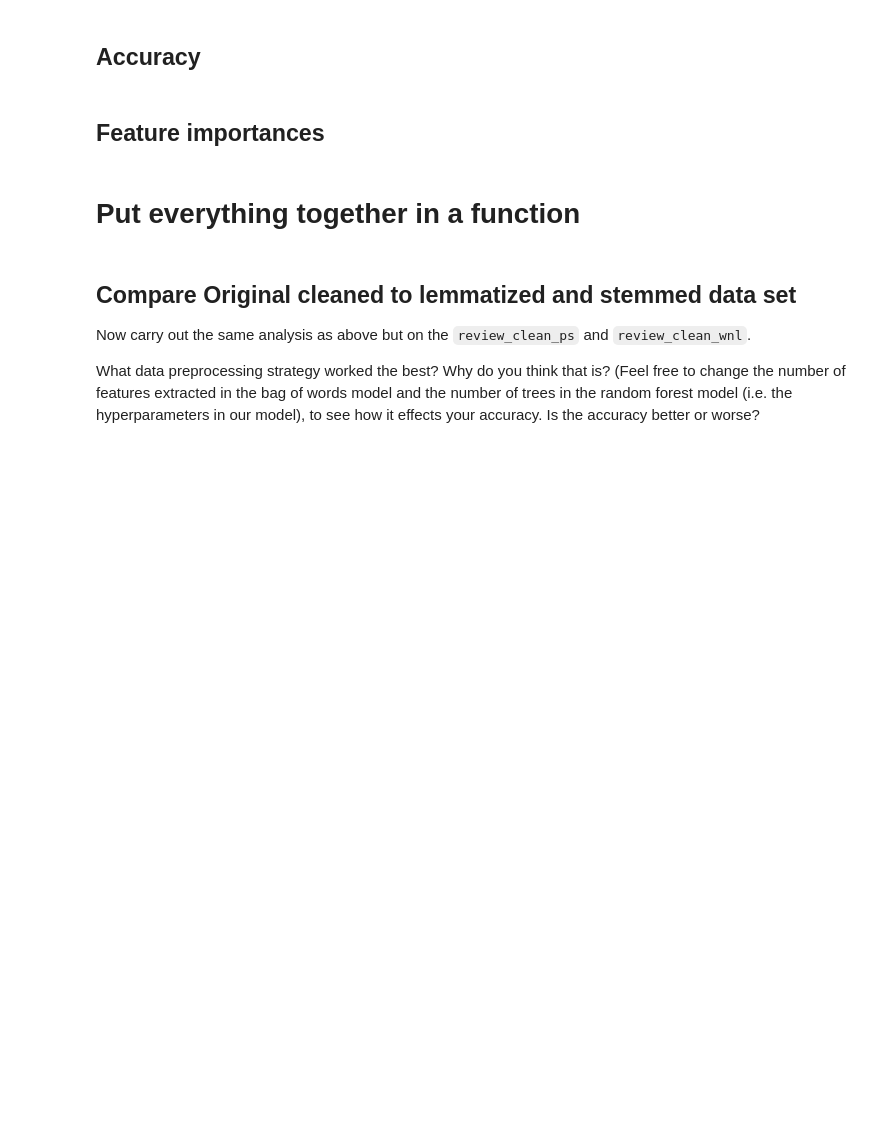
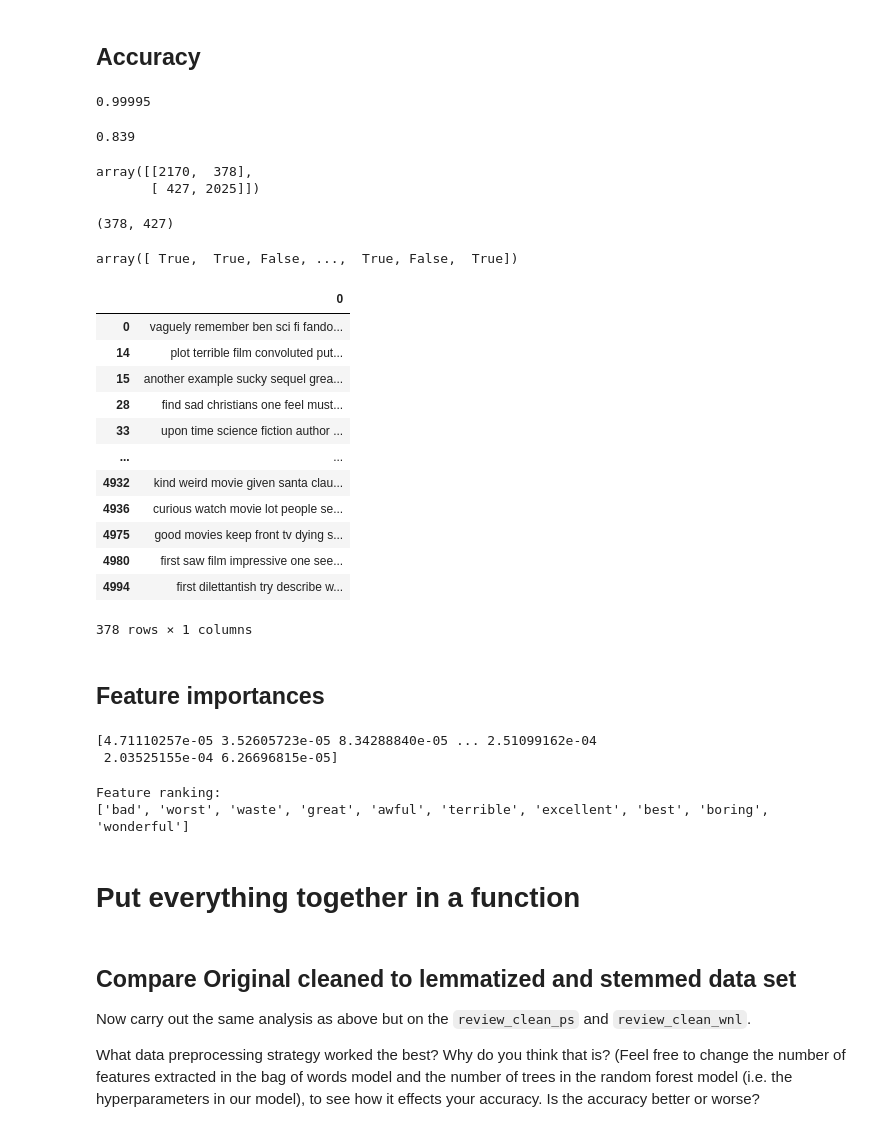
Before and after one commit to afo/data-x_prague, a Jupyter notebook: 05-tools-nlp/notebook-nlp-sentiment-analysis-imdb-afo_v2.ipynb, the cells around one changed output. Drawn from its saved outputs; the diff is of its cells as text; code cells hidden in the pictures; blank space fills up the shorter version.

```diff
--- a/05-tools-nlp/notebook-nlp-sentiment-analysis-imdb-afo_v2.ipynb
+++ b/05-tools-nlp/notebook-nlp-sentiment-analysis-imdb-afo_v2.ipynb
@@ -679,7 +774,7 @@ from sklearn.feature_extraction.text import CountVectorizer
 from sklearn import metrics # for confusion matrix, accuracy score etc
 from sklearn.model_selection import train_test_split
 
-X_train, X_val, y_train, y_val = train_test_split(\
+X_train, X_test, y_train, y_test = train_test_split(\
     review_clean_original, train['sentiment'], random_state=0, test_size=.2)
 
 
@@ -704,5 +810,5 @@ print(vectorizer.get_feature_names()[:10])
 # %%
 train_bag = vectorizer.transform(X_train) #transform to a feature matrix
-val_bag = vectorizer.transform(X_val)
+test_bag = vectorizer.transform(X_test)
 # %%
 print(train_bag.toarray().shape) # 20,000 reviews, 2,000 feartures. just as expected
@@ -718,10 +845,10 @@ print(train_bag)
 # %%
 from sklearn.ensemble import RandomForestClassifier
 
-## Initialize a Random Forest classifier with 75 trees, max splits 15
+## Initialize a Random Forest classifier with 50 trees
 # hyperparameter n_estimators always set in instantiation
 
-forest = RandomForestClassifier(n_estimators = 75,max_depth=15)
+forest = RandomForestClassifier(n_estimators = 50)
 # %%
 %%time
 # Fit the forest to the training set, using the bag of words as
@@ -732,26 +862,53 @@ forest = forest.fit(train_bag, y_train) # can take 20 seconds to run
 # Make predictions
 
 train_predictions = forest.predict(train_bag)
-valid_predictions = forest.predict(val_bag)
+test_predictions = forest.predict(test_bag)
 # %% [markdown]
 ## Accuracy
 # %%
-metrics.accuracy_score(y_train,train_predictions)
+metrics.accuracy_score(y_train, train_predictions) # 100% training accuracy
+# %% [output]
+0.99995
 # %%
-metrics.accuracy_score(y_val,valid_predictions) # 83% test
+metrics.accuracy_score(y_test, test_predictions) # 83% test
+# %% [output]
+0.839
 # %%
 # Confusion matrix
 # Is the number of False Positives and True negatives approx 50/50?
-metrics.confusion_matrix(y_val,valid_predictions)
+metrics.confusion_matrix(y_test, test_predictions)
+# %% [output]
+array([[2170,  378],
+       [ 427, 2025]])
 # %%
-tn, fp, fn, tp = metrics.confusion_matrix(y_val,valid_predictions).ravel()
+tn, fp, fn, tp = metrics.confusion_matrix(y_test, test_predictions).ravel()
 fp, fn
+# %% [output]
+(378, 427)
+# %%
+test_predictions==1
+# %% [output]
+array([ True,  True, False, ...,  True, False,  True])
 # %%
 # What are the characteristics of False Positives for example?
 # Good practice when doing analysis
 
-df_test = pd.DataFrame(X_val)
-df_test[(y_val.values==0) & (valid_predictions==1)]
+df_test = pd.DataFrame(X_test)
+df_test[(y_test.values==0) & (test_predictions==1)]
+# %% [output]
+|  | 0 |
+| 0 | vaguely remember ben sci fi fando... |
+| 14 | plot terrible film convoluted put... |
+| 15 | another example sucky sequel grea... |
+| 28 | find sad christians one feel must... |
+| 33 | upon time science fiction author ... |
+| ... | ... |
+| 4932 | kind weird movie given santa clau... |
+| 4936 | curious watch movie lot people se... |
+| 4975 | good movies keep front tv dying s... |
+| 4980 | first saw film impressive one see... |
+| 4994 | first dilettantish try describe w... |
+378 rows × 1 columns
 # %% [markdown]
 ## Feature importances
 # %%
@@ -759,6 +916,9 @@ importances = forest.feature_importances_
 # returns relative importance of all features.
 # they are in the order of the columns
 print(importances)
+# %% [output]
+[4.71110257e-05 3.52605723e-05 8.34288840e-05 ... 2.51099162e-04
+ 2.03525155e-04 6.26696815e-05]
 # %%
 # sort importance scores
 indices = np.argsort(importances)[::-1]
@@ -769,5 +929,8 @@ top_10 = indices[:10]
 
 # Get top ten features
 print([vectorizer.get_feature_names()[ind] for ind in top_10])
+# %% [output]
+Feature ranking:
+['bad', 'worst', 'waste', 'great', 'awful', 'terrible', 'excellent', 'best', 'boring', 'wonderful']
 # %% [markdown]
 # Put everything together in a function
```
Also changed, not shown: parts of 94 cells of this notebook, 2 other files.
